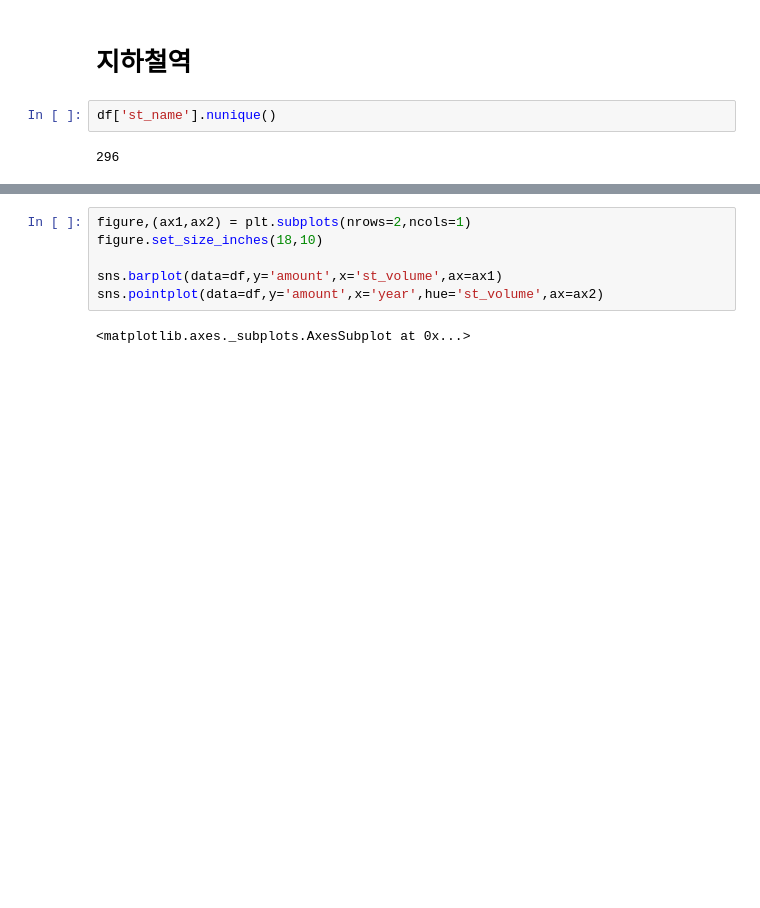
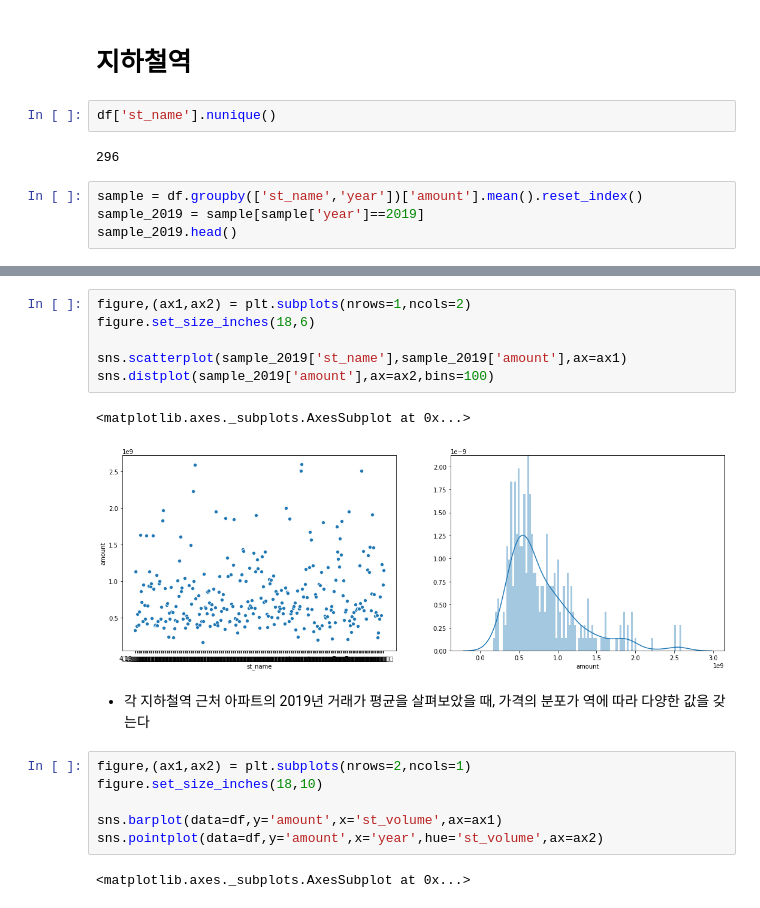
Before and after one commit to whoareyouwhoami/ProjectCasa, a Jupyter notebook: EDA/EDA_version1.ipynb, the cells around one changed output, grey strips where cells are left out. Cells and saved outputs as stored; diff of their text form; blank space fills up the shorter version.

```diff
--- a/EDA/EDA_version1.ipynb
+++ b/EDA/EDA_version1.ipynb
@@ -314,3 +370,7 @@ sns.barplot(data=df,x="apartment_build_month",y="amount")
 df['st_name'].nunique()
 # %% [output]
 296
+# %%
+sample = df.groupby(['st_name','year'])['amount'].mean().reset_index()
+sample_2019 = sample[sample['year']==2019]
+sample_2019.head()
@@ -317,3 +384,14 @@ df['st_name'].nunique()
+# %%
+figure,(ax1,ax2) = plt.subplots(nrows=1,ncols=2)
+figure.set_size_inches(18,6)
+
+sns.scatterplot(sample_2019['st_name'],sample_2019['amount'],ax=ax1)
+sns.distplot(sample_2019['amount'],ax=ax2,bins=100)
+# %% [output]
+<matplotlib.axes._subplots.AxesSubplot at 0x...>
+[figure, added]
+# %% [markdown]
+- 각 지하철역 근처 아파트의 2019년 거래가 평균을 살펴보았을 때, 가격의 분포가 역에 따라 다양한 값을 갖는다
 # %%
 figure,(ax1,ax2) = plt.subplots(nrows=2,ncols=1)
 figure.set_size_inches(18,10)
```
Also changed, not shown: parts of 25 cells of this notebook.
